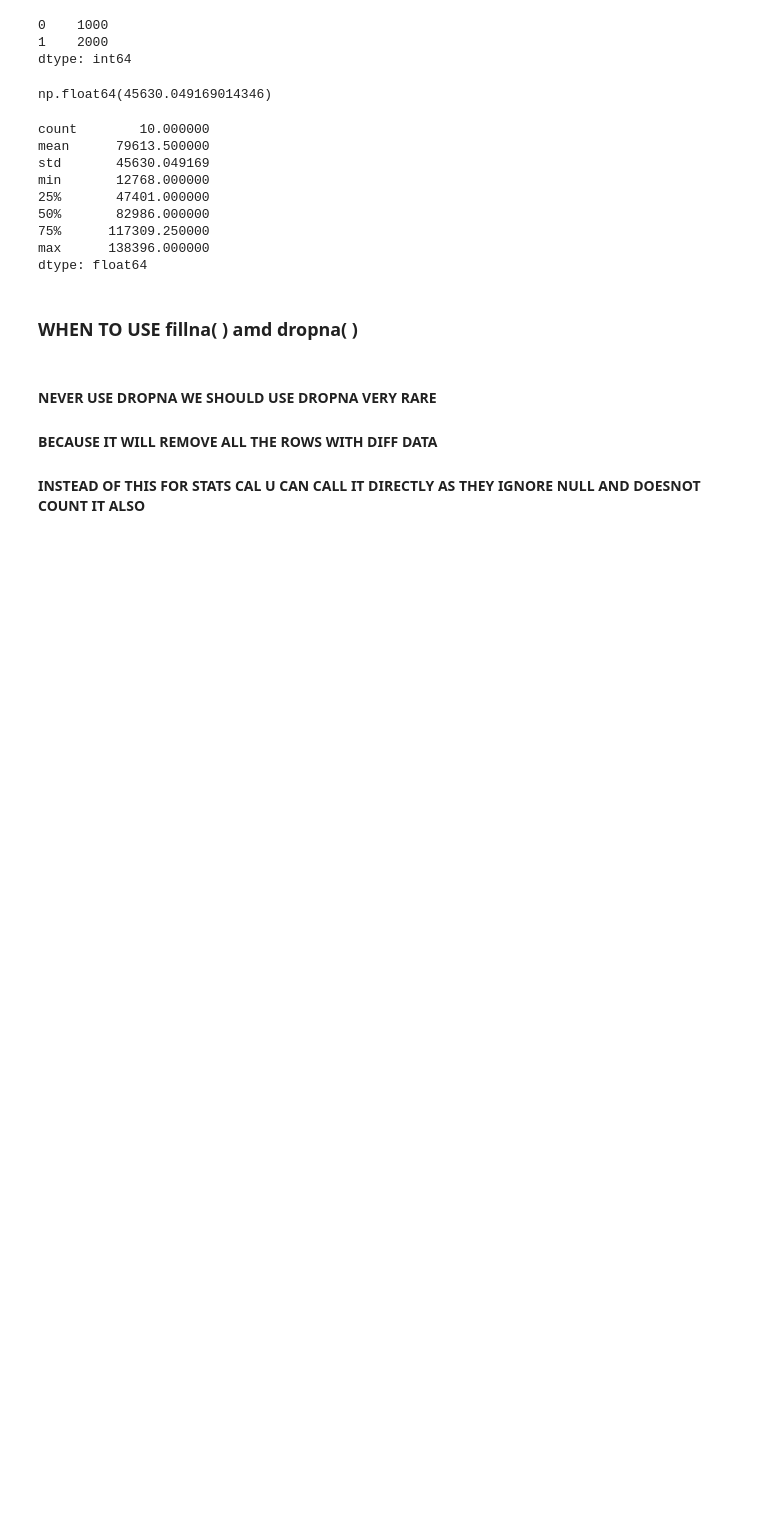
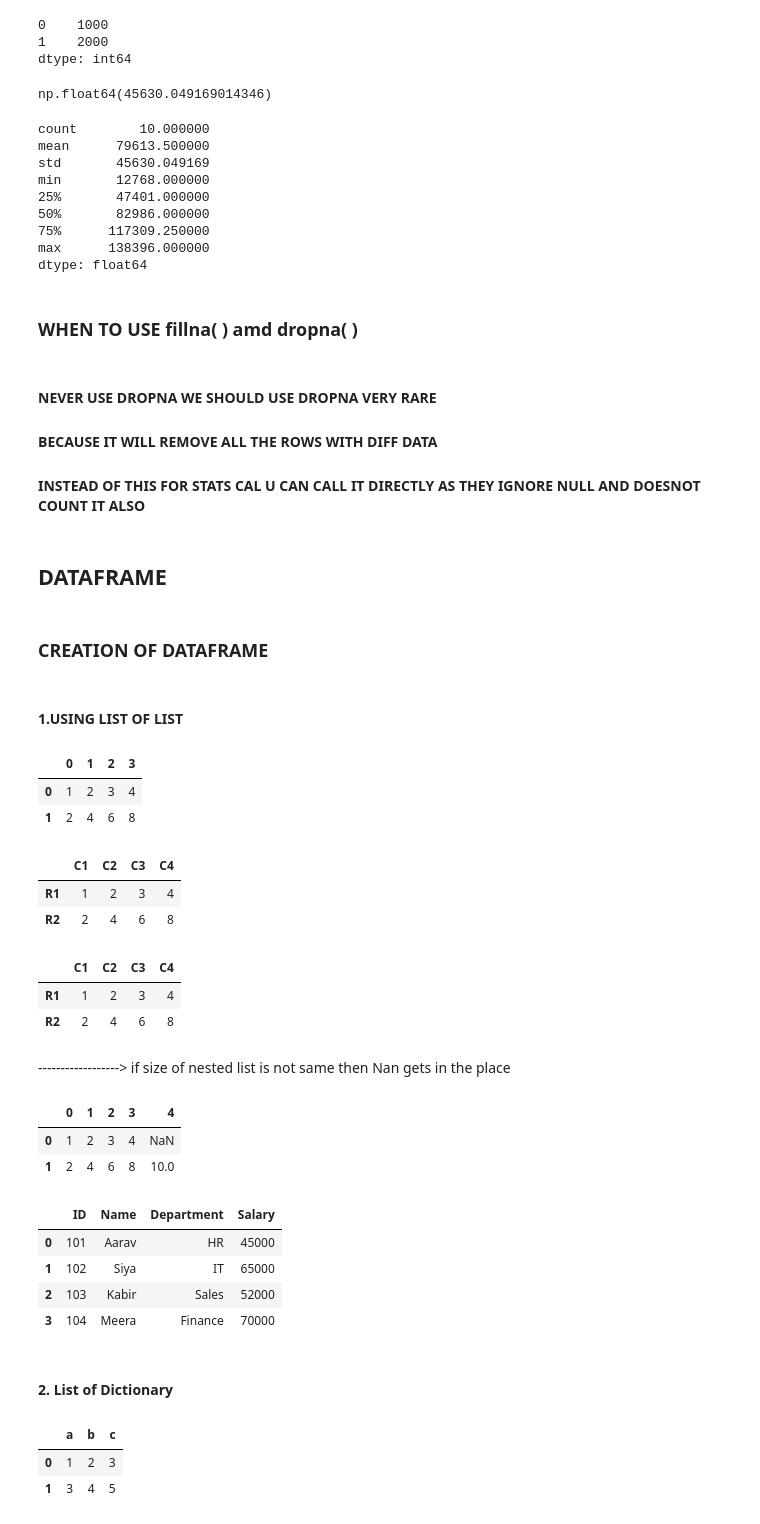
Before and after one commit to sushantchoudhary-ai/python, a Jupyter notebook: pandas.ipynb, the cells around one changed output. Saved outputs shown, nothing was run; the diff lists cells and outputs as text; code cells hidden in the pictures; blank space fills up the shorter version.

```diff
--- a/pandas.ipynb
+++ b/pandas.ipynb
@@ -1044,3 +1040,56 @@ dtype: float64
 #### NEVER USE DROPNA WE SHOULD USE DROPNA VERY RARE
 #### BECAUSE IT WILL REMOVE ALL THE ROWS WITH DIFF DATA
 #### INSTEAD OF THIS FOR STATS CAL U CAN CALL IT DIRECTLY AS THEY IGNORE NULL AND DOESNOT COUNT IT ALSO
+# %% [markdown]
+## DATAFRAME
+# %% [markdown]
+### CREATION OF DATAFRAME
+# %% [markdown]
+#### 1.USING LIST OF LIST
+# %%
+data=[[1,2,3,4],[2,4,6,8]]
+pd.DataFrame(data) #CREATING DATAFRAME FROM LIST OF LISTS
+# %% [output]
+|  | 0 | 1 | 2 | 3 |
+| 0 | 1 | 2 | 3 | 4 |
+| 1 | 2 | 4 | 6 | 8 |
+# %%
+pd.DataFrame(data,index=['R1','R2'],columns=['C1','C2','C3','C4']) #CREATING DATAFRAME FROM LIST OF LISTS WITH LABELLED INDEX AND COLUMNS
+# %% [output]
+|  | C1 | C2 | C3 | C4 |
+| R1 | 1 | 2 | 3 | 4 |
+| R2 | 2 | 4 | 6 | 8 |
+# %%
+df=pd.DataFrame(data,index=['R1','R2'],columns=['C1','C2','C3','C4'])
+df
+# %% [output]
+|  | C1 | C2 | C3 | C4 |
+| R1 | 1 | 2 | 3 | 4 |
+| R2 | 2 | 4 | 6 | 8 |
+# %% [markdown]
+------------------> if size of nested list is not same then Nan gets in the place
+# %%
+f=[[1,2,3,4],[2,4,6,8,10]]
+pd.DataFrame(f) #NaN gets in the empty place of the missing value in the dataframe
+# %% [output]
+|  | 0 | 1 | 2 | 3 | 4 |
+| 0 | 1 | 2 | 3 | 4 | NaN |
+| 1 | 2 | 4 | 6 | 8 | 10.0 |
+# %%
+d=[[101,'Aarav', 'HR', 45000],[102,'Siya', 'IT', 65000],[103,'Kabir', 'Sales', 52000],[104,'Meera', 'Finance', 70000],]
+pd.DataFrame(d,columns=['ID','Name','Department','Salary']) #CREATING DATAFRAME FROM LIST OF LISTS WITH LABELLED COLUMNS
+# %% [output]
+|  | ID | Name | Department | Salary |
+| 0 | 101 | Aarav | HR | 45000 |
+| 1 | 102 | Siya | IT | 65000 |
+| 2 | 103 | Kabir | Sales | 52000 |
+| 3 | 104 | Meera | Finance | 70000 |
+# %% [markdown]
+#### 2. List of Dictionary
+# %%
+data=[{'a': 1, 'b': 2,'c': 3}, {'a': 3, 'b': 4, 'c': 5}]
+pd.DataFrame(data) #CREATING DATAFRAME FROM LIST OF DICTIONARIES
+# %% [output]
+|  | a | b | c |
+| 0 | 1 | 2 | 3 |
+| 1 | 3 | 4 | 5 |
```
Also changed, not shown: parts of 6 cells of this notebook.
